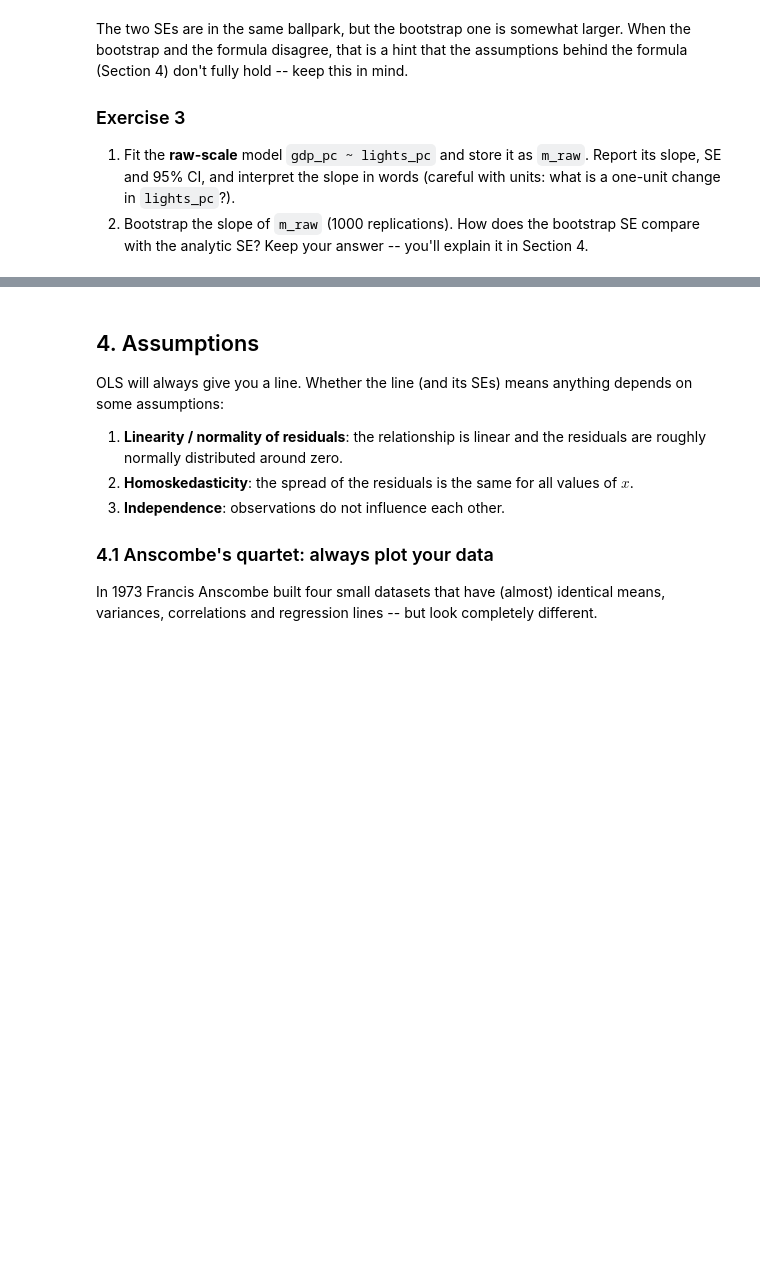
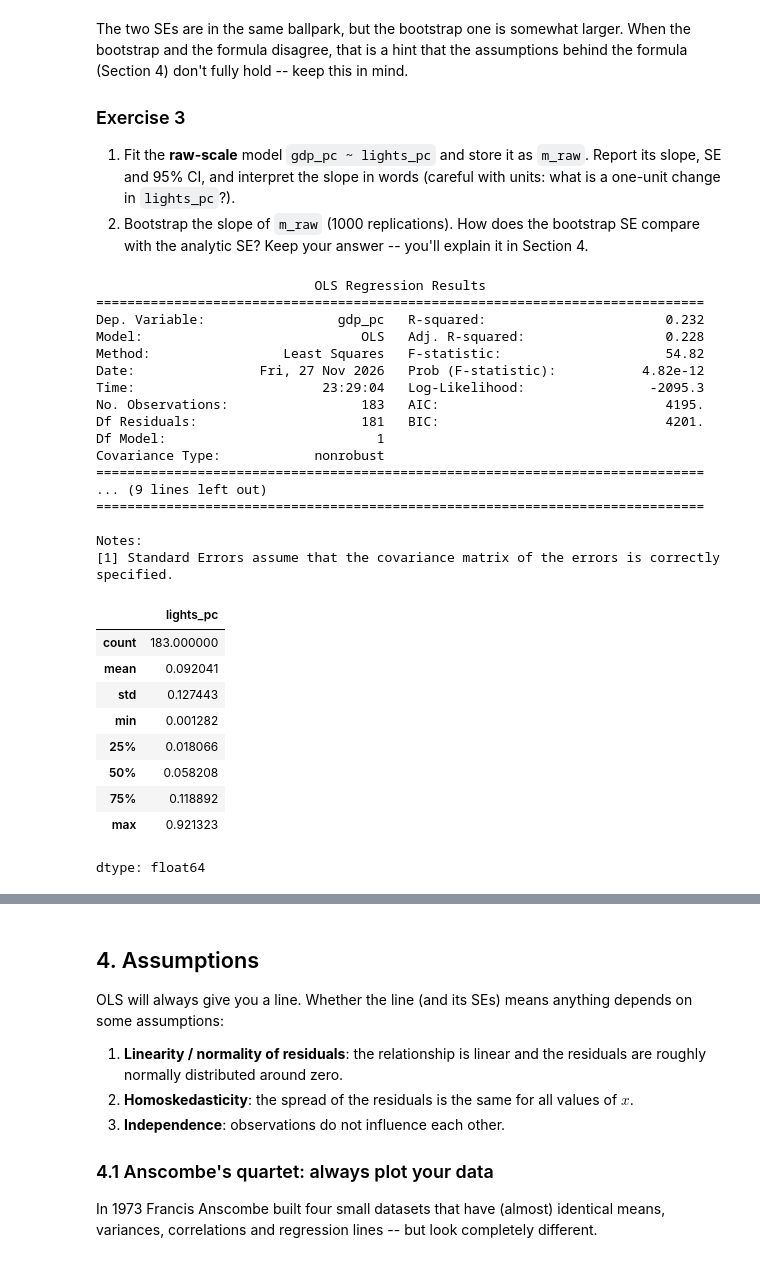
Before and after one commit to jasminebarry/BASC0005, a Jupyter notebook: notebooks/W07. Linear Regression.ipynb, the cells around one changed output, grey strips where cells are left out. Cells and saved outputs as stored; diff of their text form; code cells hidden in the pictures; blank space fills up the shorter version.

```diff
--- a/notebooks/W07. Linear Regression.ipynb
+++ b/notebooks/W07. Linear Regression.ipynb
@@ -364,4 +413,51 @@ The two SEs are in the same ballpark, but the bootstrap one is somewhat larger.
 1. Fit the **raw-scale** model `gdp_pc ~ lights_pc` and store it as `m_raw`. Report its slope, SE and 95% CI, and interpret the slope in words (careful with units: what is a one-unit change in `lights_pc`?).
 2. Bootstrap the slope of `m_raw` (1000 replications). How does the bootstrap SE compare with the analytic SE? Keep your answer -- you'll explain it in Section 4.
 # %%
-# your code here
+# exercise 3.1
+
+m_raw = smf.ols("gdp_pc ~ lights_pc", data=nl).fit()
+print(m_raw.summary())
+nl["lights_pc"].describe()
+
+# the values are VERY SMALL, the log-log version is better...
+# slope - beta 1 = 9.834e+04 ...
+# for every 1 unit change in x there is a -- unit change in y
+# rescaling to 0.1 (roughly the IQR, 0.018 to 0.119):
+
+# lights_pc range: 0.001 to 0.92 (one unit increase > entire range observed)
+# - the raw slope describes a change no country could make.
+
+# slope:  $98,340 per unit  ->  $9,834 per 0.1 unit
+# SE:     $13,300 per unit  ->  $1,330 per 0.1 unit
+# 95% CI: $72,100-$125,000  ->  $7,210-$12,500 per 0.1 unit
+
+# a country with 0.1 more light per person has, on average, about $9,834
+# higher GDP per capita (95% CI $7,210 to $12,500).
+# %% [output]
+                            OLS Regression Results
+==============================================================================
+Dep. Variable:                 gdp_pc   R-squared:                       0.232
+Model:                            OLS   Adj. R-squared:                  0.228
+Method:                 Least Squares   F-statistic:                     54.82
+Date:                Fri, 27 Nov 2026   Prob (F-statistic):           4.82e-12
+Time:                        23:29:04   Log-Likelihood:                -2095.3
+No. Observations:                 183   AIC:                             4195.
+Df Residuals:                     181   BIC:                             4201.
+Df Model:                           1
+Covariance Type:            nonrobust
+==============================================================================
+... (9 lines left out)
+==============================================================================
+
+Notes:
+[1] Standard Errors assume that the covariance matrix of the errors is correctly specified.
+|  | lights_pc |
+| count | 183.000000 |
+| mean | 0.092041 |
+| std | 0.127443 |
+| min | 0.001282 |
+| 25% | 0.018066 |
+| 50% | 0.058208 |
+| 75% | 0.118892 |
+| max | 0.921323 |
+dtype: float64
```
Also changed, not shown: parts of 20 cells of this notebook.
